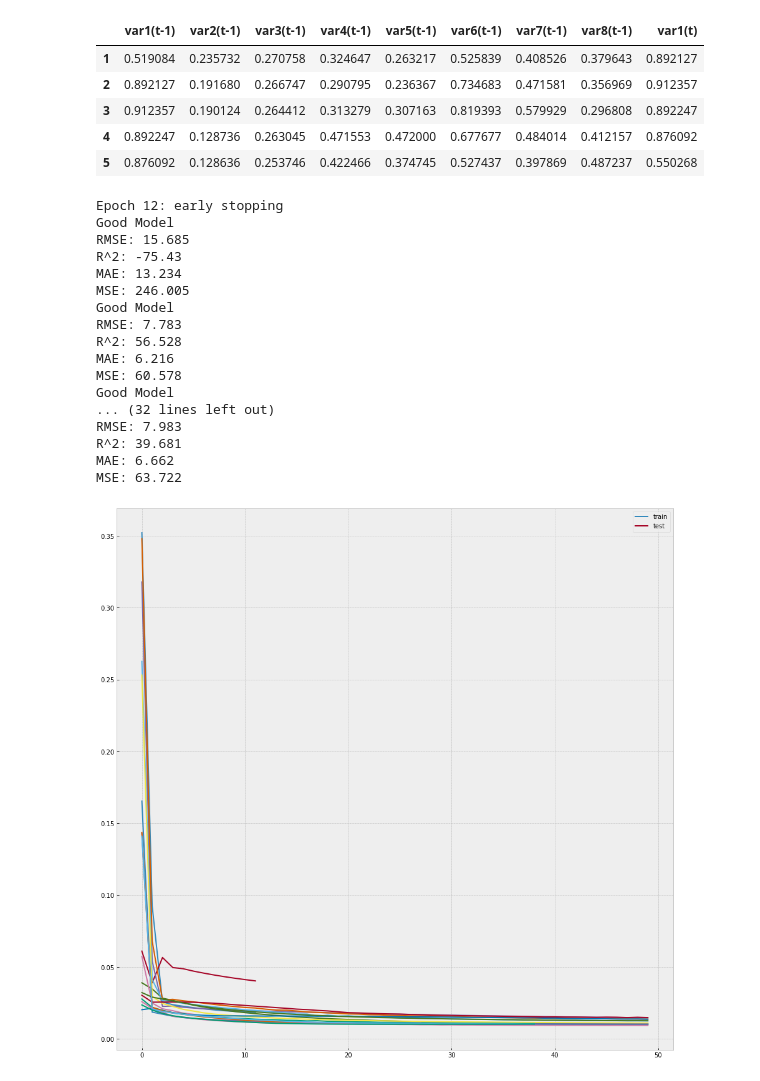
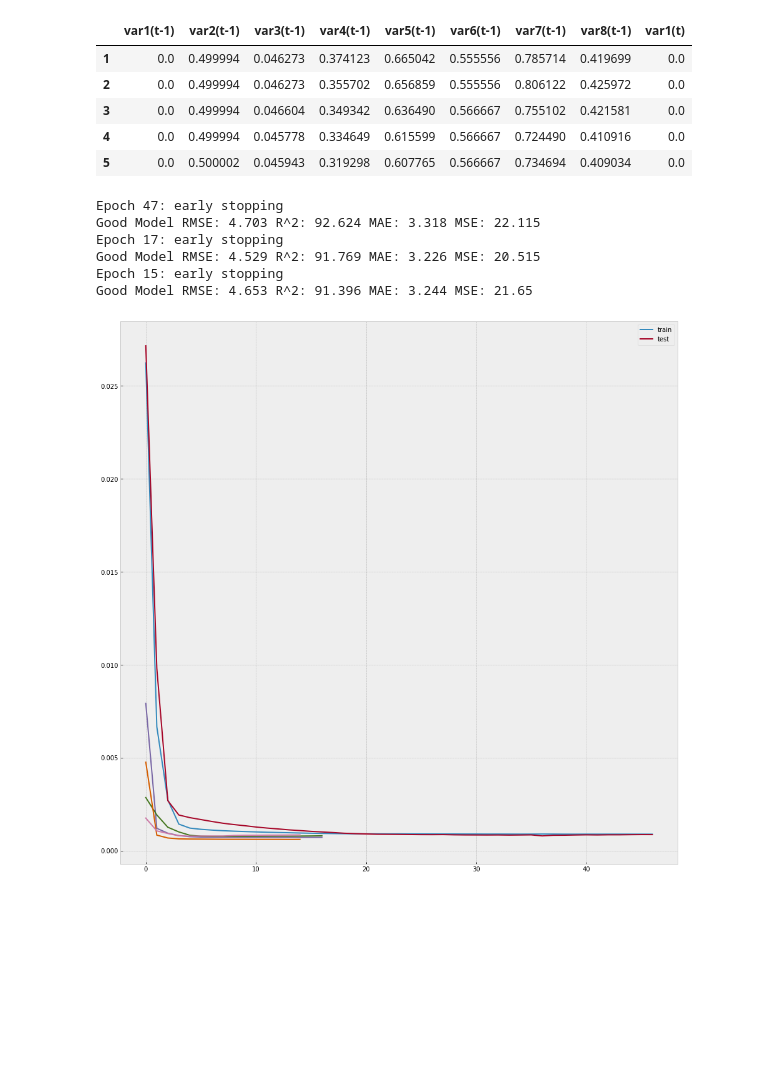
Before and after one commit to UsmanKolo/Master_Thesis, a Jupyter notebook: Notebooks/MultiVariate_LSTM.ipynb, the cells around one changed output. Saved outputs shown, nothing was run; the diff lists cells and outputs as text; code cells hidden in the pictures; blank space fills up the shorter version.

```diff
--- a/Notebooks/MultiVariate_LSTM.ipynb
+++ b/Notebooks/MultiVariate_LSTM.ipynb
@@ -13,7 +13,7 @@ from keras.callbacks import *
 from sklearn.metrics import *
 # %%
 # Importing Training Set
-df = pd.read_csv('C:\\Users\\moham\\OneDrive - De Montfort University\\Final Project\\Master_Thesis\\Dataset\\QBDaily.csv', index_col=0, parse_dates=True)
+df = pd.read_csv('C:\\Users\\moham\\OneDrive - De Montfort University\\Final Project\\Master_Thesis\\Dataset\\QBHourly.csv', index_col=0, parse_dates=True)
 
 df
 # %% [output]
@@ -69,11 +69,11 @@ reframed.drop(reframed.columns[[9,10,11,12,13,14,15]], axis=1, inplace=True)
 reframed.head()
 # %% [output]
 |  | var1(t-1) | var2(t-1) | var3(t-1) | var4(t-1) | var5(t-1) | var6(t-1) | var7(t-1) | var8(t-1) | var1(t) |
-| 1 | 0.519084 | 0.235732 | 0.270758 | 0.324647 | 0.263217 | 0.525839 | 0.408526 | 0.379643 | 0.892127 |
-| 2 | 0.892127 | 0.191680 | 0.266747 | 0.290795 | 0.236367 | 0.734683 | 0.471581 | 0.356969 | 0.912357 |
-| 3 | 0.912357 | 0.190124 | 0.264412 | 0.313279 | 0.307163 | 0.819393 | 0.579929 | 0.296808 | 0.892247 |
-| 4 | 0.892247 | 0.128736 | 0.263045 | 0.471553 | 0.472000 | 0.677677 | 0.484014 | 0.412157 | 0.876092 |
-| 5 | 0.876092 | 0.128636 | 0.253746 | 0.422466 | 0.374745 | 0.527437 | 0.397869 | 0.487237 | 0.550268 |
+| 1 | 0.0 | 0.499994 | 0.046273 | 0.374123 | 0.665042 | 0.555556 | 0.785714 | 0.419699 | 0.0 |
+| 2 | 0.0 | 0.499994 | 0.046273 | 0.355702 | 0.656859 | 0.555556 | 0.806122 | 0.425972 | 0.0 |
+| 3 | 0.0 | 0.499994 | 0.046604 | 0.349342 | 0.636490 | 0.566667 | 0.755102 | 0.421581 | 0.0 |
+| 4 | 0.0 | 0.499994 | 0.045778 | 0.334649 | 0.615599 | 0.566667 | 0.724490 | 0.410916 | 0.0 |
+| 5 | 0.0 | 0.500002 | 0.045943 | 0.319298 | 0.607765 | 0.566667 | 0.734694 | 0.409034 | 0.0 |
 # %%
 newpath = 'C:\\Users\\moham\\OneDrive - De Montfort University\\Final Project\\Master_Thesis\\Metrics'
 if not os.path.exists(newpath):
@@ -88,7 +88,9 @@ folds = []
 
 r_lista = []
 
-for i in range(3,12):
+trial = [24, 96, 168]
+
+for i in trial:
     folds.append(i)
 
     # split into train and test sets
@@ -173,51 +175,40 @@ mae_txt[0]  = r_lista[0][2]
 rs_txt[0]   = r_lista[0][3]
 
 for i in range(1,len(r_lista)):
     rmse_txt.append(r_lista[i][0])
     mse_txt.append(r_lista[i][1])
     mae_txt.append(r_lista[i][2])
     rs_txt.append(r_lista[i][3])
 
 rmse_avg = sum(rmse_txt)/len(r_lista)
 mse_avg = sum(mse_txt)/len(r_lista)
 mae_avg = sum(mae_txt)/len(r_lista)
 rs_avg = sum(rs_txt)/len(r_lista)
 
 text = newpath + '.txt'
 f= open(text,"w+")
 f.write(str(['RMSE AVG','MSE AVG','MAE AVG','R2 AVG']))
 f.write('\n')
 f.write(str([rmse_avg, mse_avg, mae_avg, rs_avg]))
 f.write('\n')
 f.write('\n')
 f.write(str(['RMSE: ', rmse_txt[:]]))
 f.write('\n')
 f.write(str(['MSE: ', mse_txt[:]]))
 f.write('\n')
 f.write(str(['MAE: ', mae_txt[:]]))
 f.write('\n')
 f.write(str(['R2: ', rs_txt[:]]))
 f.write('\n')
 f.close()
 # %% [output]
-Epoch 12: early stopping
-Good Model
-RMSE: 15.685
-R^2: -75.43
-MAE: 13.234
-MSE: 246.005
-Good Model
-RMSE: 7.783
-R^2: 56.528
-MAE: 6.216
-MSE: 60.578
-Good Model
-... (32 lines left out)
-RMSE: 7.983
-R^2: 39.681
-MAE: 6.662
-MSE: 63.722
+Epoch 47: early stopping
+Good Model RMSE: 4.703 R^2: 92.624 MAE: 3.318 MSE: 22.115
+Epoch 17: early stopping
+Good Model RMSE: 4.529 R^2: 91.769 MAE: 3.226 MSE: 20.515
+Epoch 15: early stopping
+Good Model RMSE: 4.653 R^2: 91.396 MAE: 3.244 MSE: 21.65
-[figure, old version]
+[figure, new version]
 # %%
 # split into train and test sets
 # values = reframed.values
```
Also changed, not shown: parts of 1 cell of this notebook, 5 other files.
